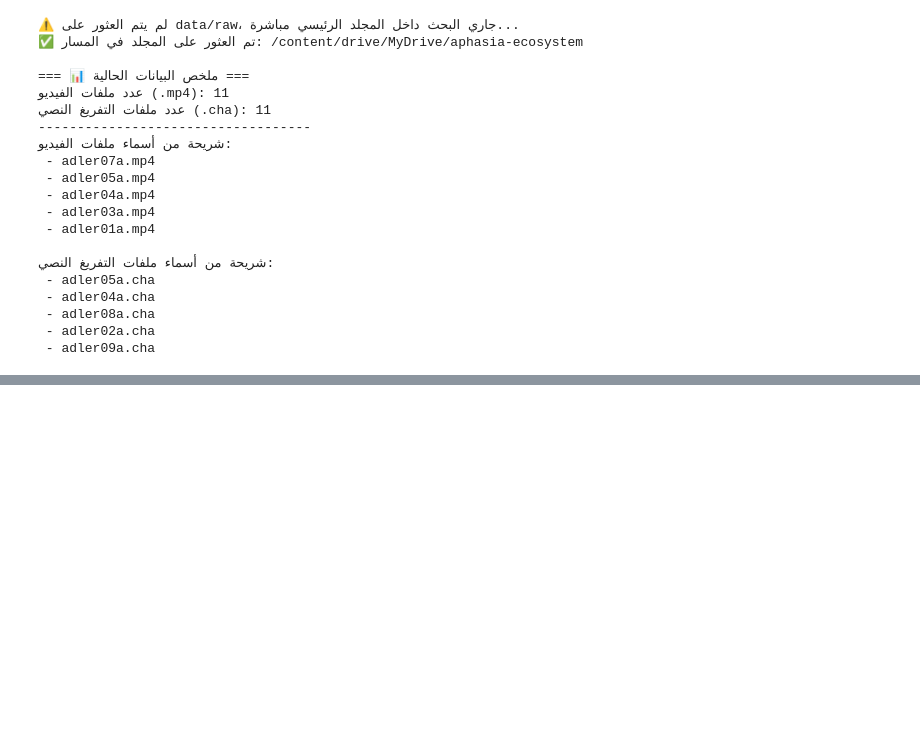
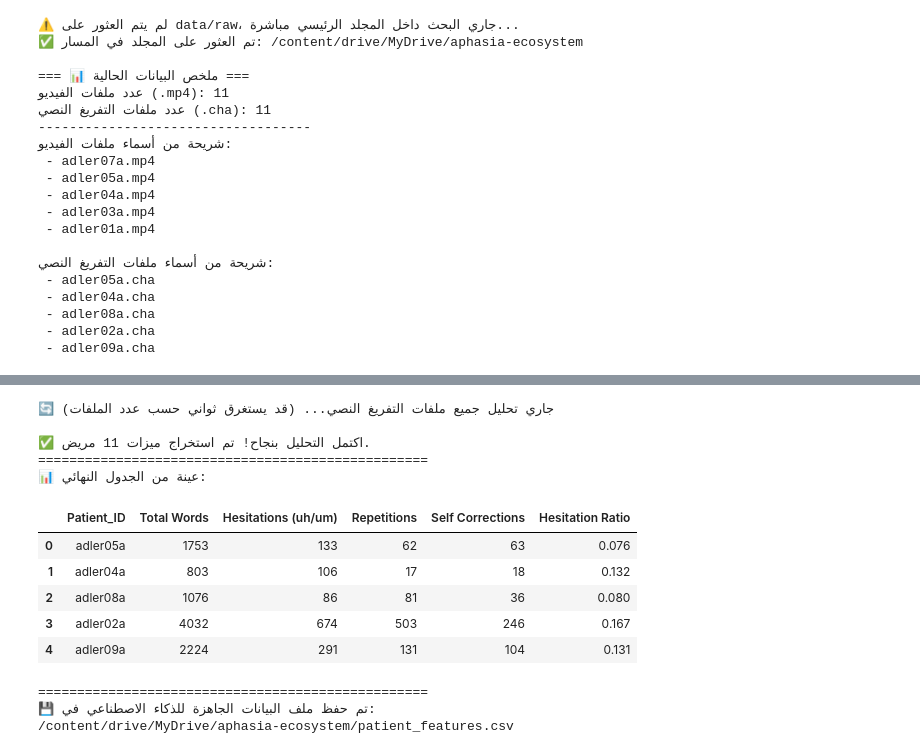
Before and after one commit to oq7oq/Alphasia-project, a Jupyter notebook: 01_data_exploration.ipynb, the cells around one changed output, grey strips where cells are left out. Saved outputs shown, nothing was run; the diff lists cells and outputs as text; code cells hidden in the pictures; blank space fills up the shorter version.

```diff
--- a/01_data_exploration.ipynb
+++ b/01_data_exploration.ipynb
@@ -77,0 +213,62 @@ else:
+# %%
+import pandas as pd
+
+# 1. إنشاء قائمة لتخزين بيانات جميع المرضى
+all_patients_data = []
+
+print("🔄 جاري تحليل جميع ملفات التفريغ النصي... (قد يستغرق ثواني حسب عدد الملفات)")
+
+# 2. المرور على كل ملفات .cha
+for cha_file in transcript_files:
+    patient_id = cha_file.stem # استخراج اسم الملف ليكون كود المريض
+
+    # تجميع كلام المريض من الملف الحالي
+    full_patient_text = ""
+    with open(cha_file, 'r', encoding='utf-8', errors='ignore') as f:
+        for line in f:
+            if line.startswith('*PAR:'):
+                full_patient_text += line.replace('*PAR:\t', '').replace('*PAR:', '') + " "
+
+    # 3. إذا كان الملف يحتوي على كلام، استخرج الميزات وأضفها للقائمة
+    if full_patient_text.strip():
+        features = extract_aphasia_features(full_patient_text)
+        features['Patient_ID'] = patient_id
+        all_patients_data.append(features)
+
+# 4. تحويل القائمة إلى جدول بيانات (Pandas DataFrame)
+df_features = pd.DataFrame(all_patients_data)
+
+# ترتيب الأعمدة ليكون المعرف (Patient_ID) في البداية
+cols = ['Patient_ID', 'Total Words', 'Hesitations (uh/um)', 'Repetitions', 'Self Corrections', 'Hesitation Ratio']
+df_features = df_features[cols]
+
+print(f"\n✅ اكتمل التحليل بنجاح! تم استخراج ميزات {len(df_features)} مريض.")
+print("=" * 50)
+print("📊 عينة من الجدول النهائي:")
+display(df_features.head())
+
+# 5. حفظ الجدول النهائي كملف CSV في Google Drive
+# سيتم حفظه في مجلد البيانات الرئيسي (مثلاً aphasia-ecosystem/data)
+if data_dir.name == 'raw':
+    output_csv = data_dir.parent / "patient_features.csv"
+else:
+    output_csv = data_dir / "patient_features.csv"
+
+df_features.to_csv(output_csv, index=False)
+print("=" * 50)
+print(f"💾 تم حفظ ملف البيانات الجاهزة للذكاء الاصطناعي في:\n{output_csv}")
+# %% [output]
+🔄 جاري تحليل جميع ملفات التفريغ النصي... (قد يستغرق ثواني حسب عدد الملفات)
+
+✅ اكتمل التحليل بنجاح! تم استخراج ميزات 11 مريض.
+==================================================
+📊 عينة من الجدول النهائي:
+|  | Patient_ID | Total Words | Hesitations (uh/um) | Repetitions | Self Corrections | Hesitation Ratio |
+| 0 | adler05a | 1753 | 133 | 62 | 63 | 0.076 |
+| 1 | adler04a | 803 | 106 | 17 | 18 | 0.132 |
+| 2 | adler08a | 1076 | 86 | 81 | 36 | 0.080 |
+| 3 | adler02a | 4032 | 674 | 503 | 246 | 0.167 |
+| 4 | adler09a | 2224 | 291 | 131 | 104 | 0.131 |
+==================================================
+💾 تم حفظ ملف البيانات الجاهزة للذكاء الاصطناعي في:
+/content/drive/MyDrive/aphasia-ecosystem/patient_features.csv
```
Also changed, not shown: parts of 5 cells of this notebook.
